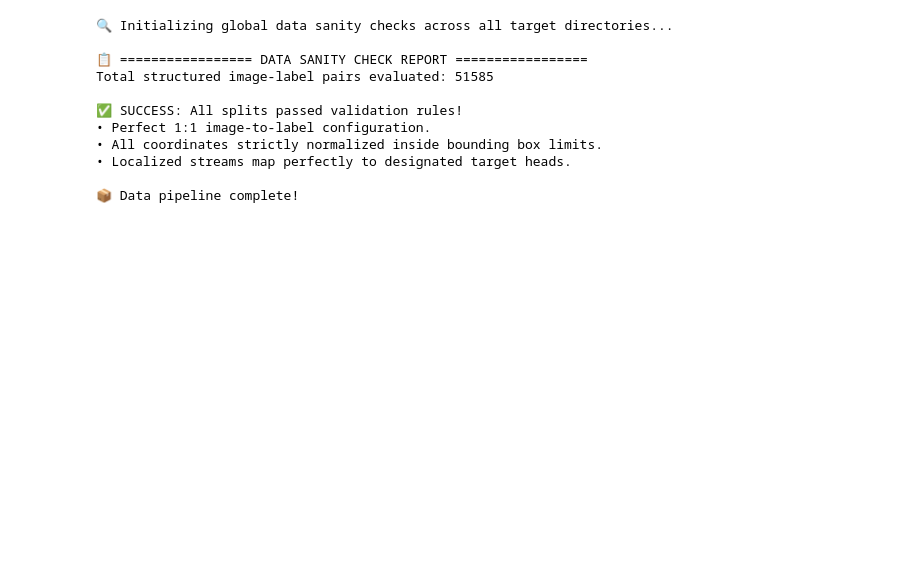
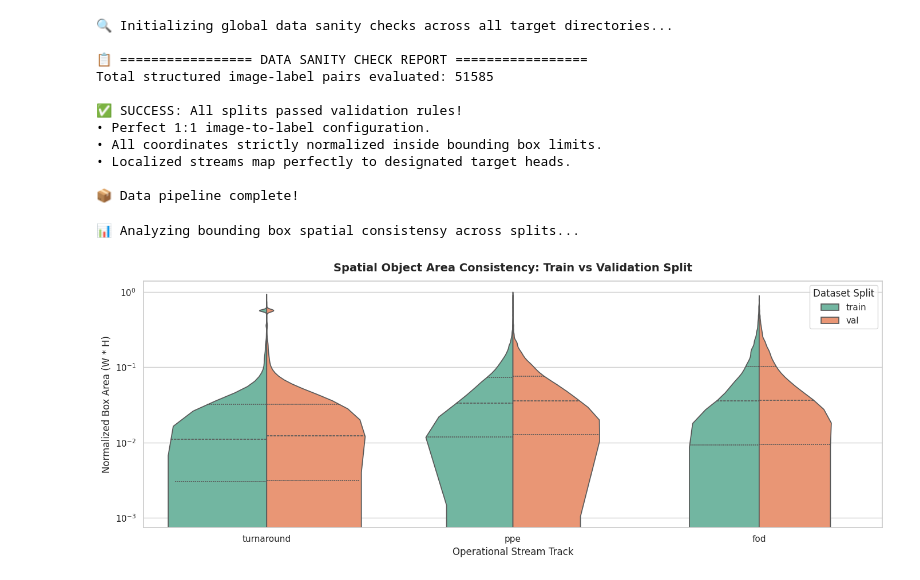
Before and after one commit to shazam-25/airport-incident-detection-final, a Jupyter notebook: notebooks/01-data_preparation.ipynb, the cells around one changed output. Saved outputs shown, nothing was run; the diff lists cells and outputs as text; code cells hidden in the pictures; blank space fills up the shorter version.

Commit message:
Data preprocessing - Complete

```diff
--- a/notebooks/01-data_preparation.ipynb
+++ b/notebooks/01-data_preparation.ipynb
@@ -258,3 +263,60 @@ Total structured image-label pairs evaluated: 51585
 • Localized streams map perfectly to designated target heads.
 
 📦 Data pipeline complete!
+# %%
+# =================================================
+# Visual Check 1: Spatial Object Area Consistency
+# =================================================
+print("📊 Analyzing bounding box spatial consistensy across splits...")
+
+data_records = []
+splits = ["train", "val"]
+streams = ["turnaround", "ppe", "fod"]
+
+for split in splits:
+    for stream in streams:
+        lbl_dir = os.path.join(PROC_DIR, split, stream, "labels")
+        if not os.path.exists(lbl_dir):
+            continue
+
+        for lbl_path in glob.glob(os.path.join(lbl_dir, "*.txt")):
+            with open(lbl_path, 'r') as f:
+                for line in f.readlines():
+                    parts = line.strip().split()
+                    if len(parts) == 5:
+                        w, h = float(parts[3]), float(parts[4])
+                        area = w * h
+                        if area > 0: # Ignore zero-area faults
+                            data_records.append({
+                                "Dataset Split": split,
+                                "Operational Stream Track": stream,
+                                "Normalized Box Area (W * H)": area
+                            })
+
+# Generate Dataframe
+df = pd.DataFrame(data_records)
+
+# Plotting Configuration
+plt.figure(figsize=(14, 5.5))
+sns.set_theme(style="whitegrid")
+
+ax = sns.violinplot(
+    data=df,
+    x="Operational Stream Track",
+    y="Normalized Box Area (W * H)",
+    hue="Dataset Split",
+    split=True,
+    inner="quartiles",
+    palette="Set2"
+)
+
+ax.set_yscale("log")    # Using log scale to capture micro-FOD objects alongsize massive airplanes
+plt.title("Spatial Object Area Consistency: Train vs Validation Split", fontsize=14, fontweight='bold', pad=12)
+plt.xlabel("Operational Stream Track", fontsize=12)
+plt.ylabel("Normalized Box Area (W * H)", fontsize=12)
+plt.legend(title="Dataset Split", loc="upper right")
+plt.tight_layout()
+plt.show()
+# %% [output]
+📊 Analyzing bounding box spatial consistensy across splits...
+[figure, added]
```
Also changed, not shown: parts of 8 cells of this notebook, 2 other files.
